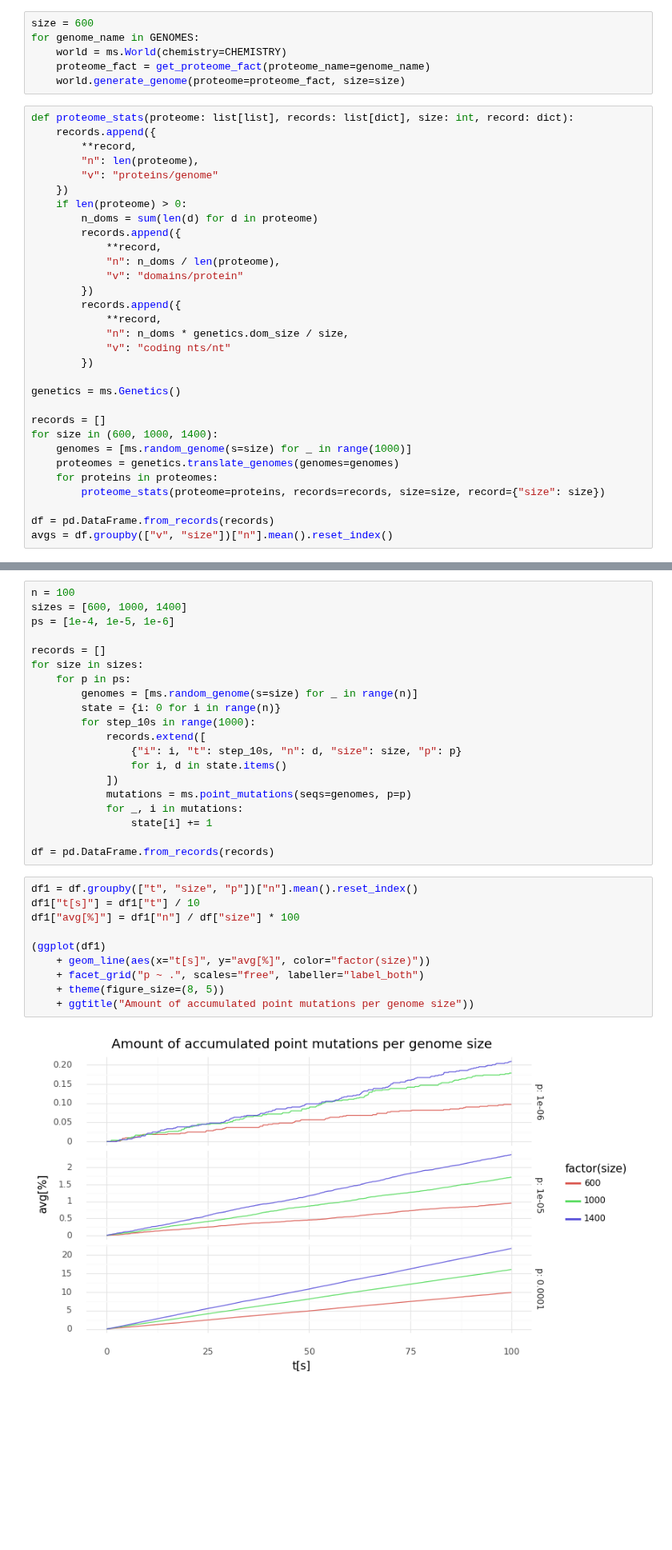
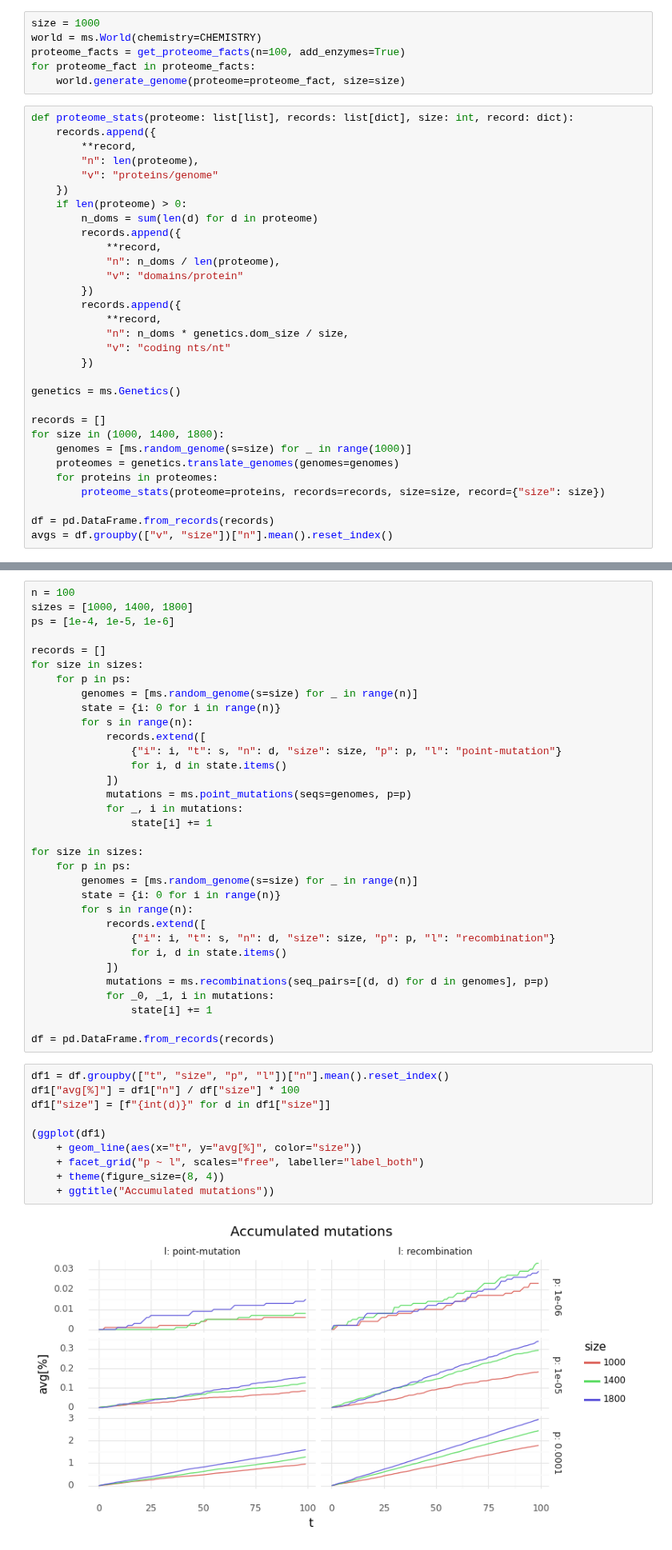
Before and after one commit to mRcSchwering/luca, a Jupyter notebook: e1_co2_fixing/prep.ipynb, the cells around one changed output, grey strips where cells are left out. Shown at 80% size. Saved outputs shown, nothing was run; the diff lists cells and outputs as text; blank space fills up the shorter version.

```diff
--- a/e1_co2_fixing/prep.ipynb
+++ b/e1_co2_fixing/prep.ipynb
@@ -27,8 +26,8 @@ theme_set(theme_minimal())
 # %%
-size = 600
-for genome_name in GENOMES:
-    world = ms.World(chemistry=CHEMISTRY)
-    proteome_fact = get_proteome_fact(proteome_name=genome_name)
+size = 1000
+world = ms.World(chemistry=CHEMISTRY)
+proteome_facts = get_proteome_facts(n=100, add_enzymes=True)
+for proteome_fact in proteome_facts:
     world.generate_genome(proteome=proteome_fact, size=size)
 # %%
 def proteome_stats(proteome: list[list], records: list[dict], size: int, record: dict):
@@ -53,7 +52,7 @@ def proteome_stats(proteome: list[list], records: list[dict], size: int, record:
 genetics = ms.Genetics()
 
 records = []
-for size in (600, 1000, 1400):
+for size in (1000, 1400, 1800):
     genomes = [ms.random_genome(s=size) for _ in range(1000)]
     proteomes = genetics.translate_genomes(genomes=genomes)
     for proteins in proteomes:
@@ -85,6 +83,6 @@ def get_breaks(l: list[float]) -> list[float]:
 # %%
 n = 100
-sizes = [600, 1000, 1400]
+sizes = [1000, 1400, 1800]
 ps = [1e-4, 1e-5, 1e-6]
 
 records = []
@@ -92,25 +90,38 @@ for size in sizes:
     for p in ps:
         genomes = [ms.random_genome(s=size) for _ in range(n)]
         state = {i: 0 for i in range(n)}
-        for step_10s in range(1000):
+        for s in range(n):
             records.extend([
-                {"i": i, "t": step_10s, "n": d, "size": size, "p": p}
+                {"i": i, "t": s, "n": d, "size": size, "p": p, "l": "point-mutation"}
                 for i, d in state.items()
             ])
             mutations = ms.point_mutations(seqs=genomes, p=p)
             for _, i in mutations:
                 state[i] += 1
 
+for size in sizes:
+    for p in ps:
+        genomes = [ms.random_genome(s=size) for _ in range(n)]
+        state = {i: 0 for i in range(n)}
+        for s in range(n):
+            records.extend([
+                {"i": i, "t": s, "n": d, "size": size, "p": p, "l": "recombination"}
+                for i, d in state.items()
+            ])
+            mutations = ms.recombinations(seq_pairs=[(d, d) for d in genomes], p=p)
+            for _0, _1, i in mutations:
+                state[i] += 1
+
 df = pd.DataFrame.from_records(records)
 # %%
-df1 = df.groupby(["t", "size", "p"])["n"].mean().reset_index()
-df1["t[s]"] = df1["t"] / 10
+df1 = df.groupby(["t", "size", "p", "l"])["n"].mean().reset_index()
 df1["avg[%]"] = df1["n"] / df["size"] * 100
+df1["size"] = [f"{int(d)}" for d in df1["size"]]
 
 (ggplot(df1)
-    + geom_line(aes(x="t[s]", y="avg[%]", color="factor(size)"))
-    + facet_grid("p ~ .", scales="free", labeller="label_both")
-    + theme(figure_size=(8, 5))
-    + ggtitle("Amount of accumulated point mutations per genome size"))
+    + geom_line(aes(x="t", y="avg[%]", color="size"))
+    + facet_grid("p ~ l", scales="free", labeller="label_both")
+    + theme(figure_size=(8, 4))
+    + ggtitle("Accumulated mutations"))
 # %% [output]
-[figure, old version]
+[figure, new version]
```
Also changed, not shown: parts of 19 cells of this notebook, 4 other files.
